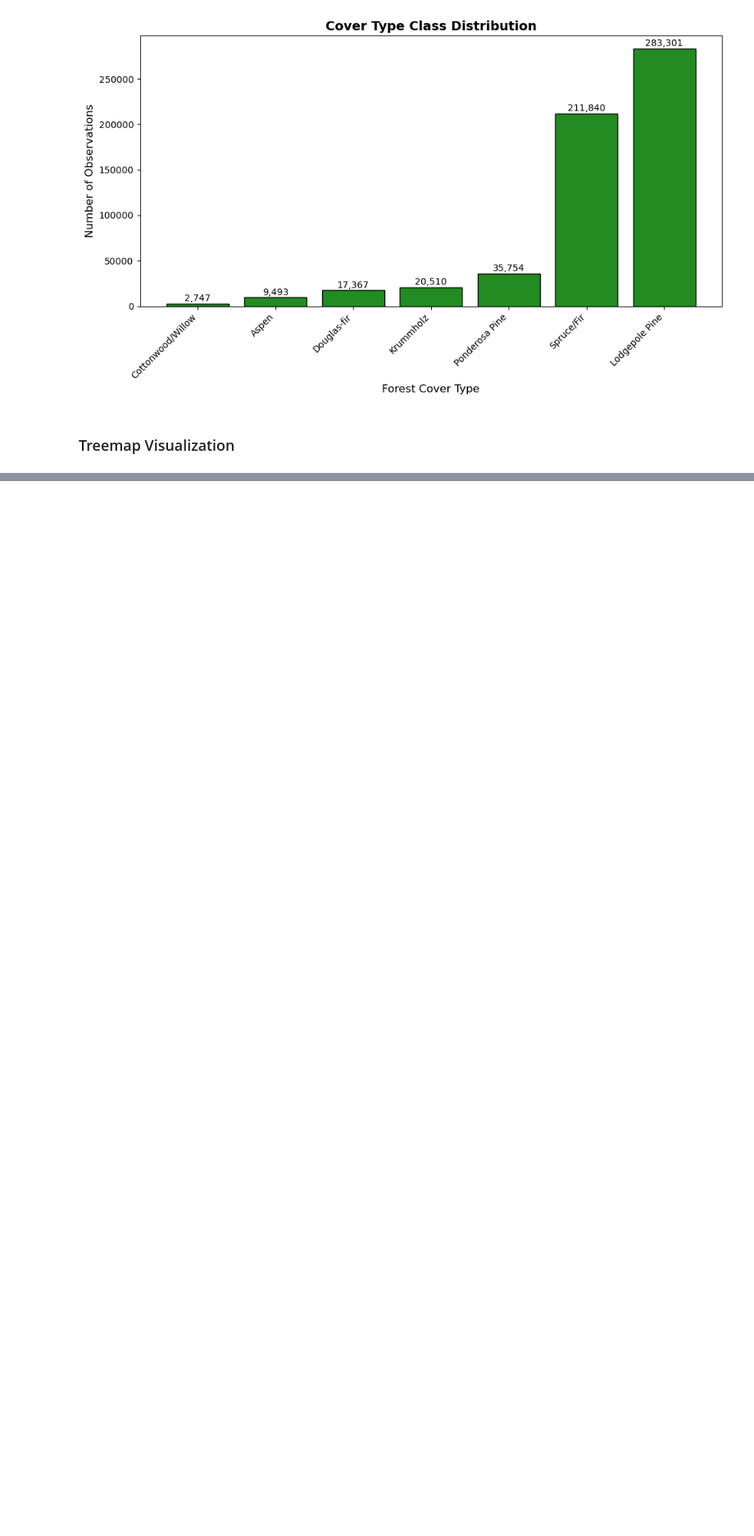
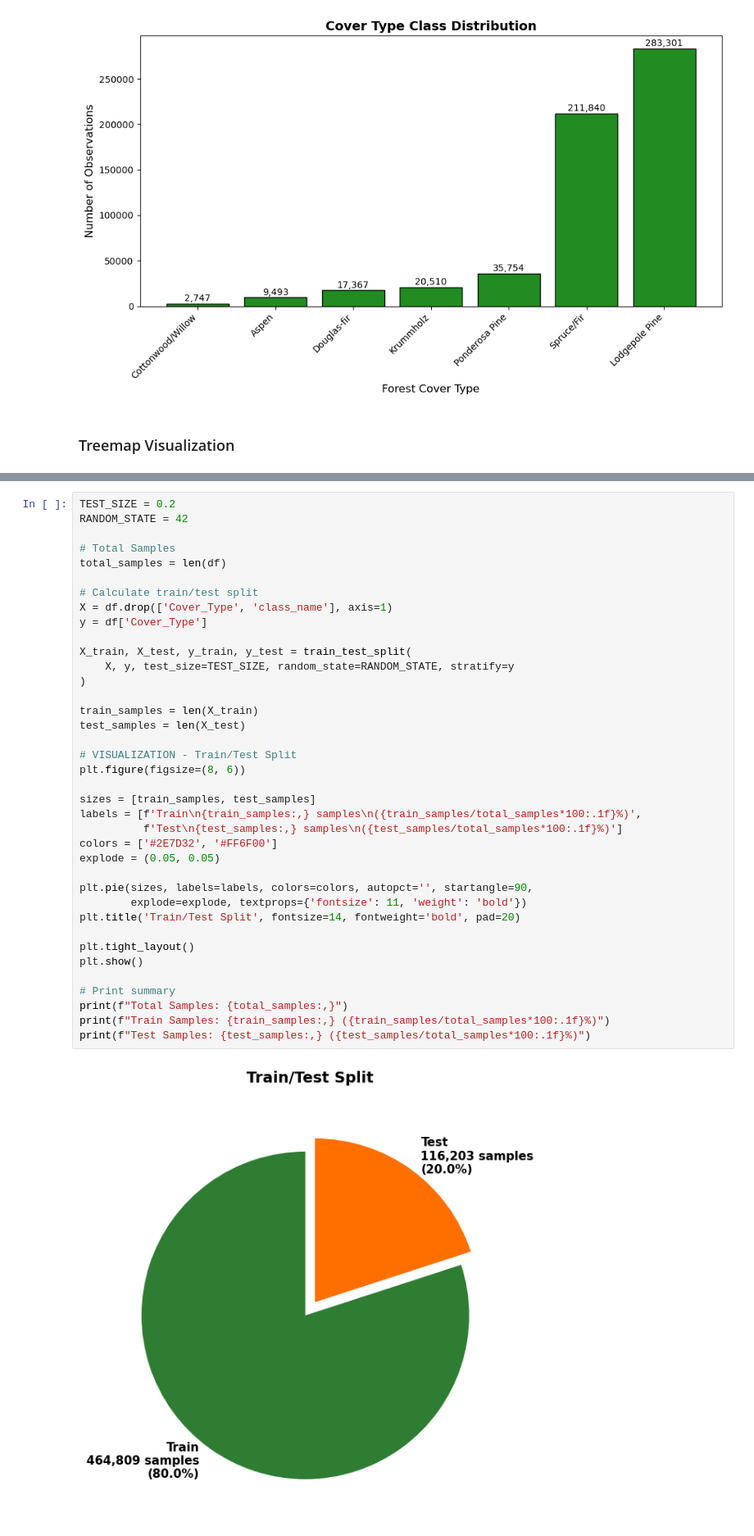
Before and after one commit to ineguiluz1/Forest-Covertype-Prediction-AML, a Jupyter notebook: notebooks/EDA.ipynb, the cells around one changed output, grey strips where cells are left out. Shown at 82% size. Saved outputs shown, nothing was run; the diff lists cells and outputs as text; blank space fills up the shorter version.

```diff
--- a/notebooks/EDA.ipynb
+++ b/notebooks/EDA.ipynb
@@ -83,0 +168,40 @@ plt.show()
+# %%
+TEST_SIZE = 0.2
+RANDOM_STATE = 42
+
+# Total Samples
+total_samples = len(df)
+
+# Calculate train/test split
+X = df.drop(['Cover_Type', 'class_name'], axis=1)
+y = df['Cover_Type']
+
+X_train, X_test, y_train, y_test = train_test_split(
+    X, y, test_size=TEST_SIZE, random_state=RANDOM_STATE, stratify=y
+)
+
+train_samples = len(X_train)
+test_samples = len(X_test)
+
+# VISUALIZATION - Train/Test Split
+plt.figure(figsize=(8, 6))
+
+sizes = [train_samples, test_samples]
+labels = [f'Train\n{train_samples:,} samples\n({train_samples/total_samples*100:.1f}%)',
+          f'Test\n{test_samples:,} samples\n({test_samples/total_samples*100:.1f}%)']
+colors = ['#2E7D32', '#FF6F00']
+explode = (0.05, 0.05)
+
+plt.pie(sizes, labels=labels, colors=colors, autopct='', startangle=90,
+        explode=explode, textprops={'fontsize': 11, 'weight': 'bold'})
+plt.title('Train/Test Split', fontsize=14, fontweight='bold', pad=20)
+
+plt.tight_layout()
+plt.show()
+
+# Print summary
+print(f"Total Samples: {total_samples:,}")
+print(f"Train Samples: {train_samples:,} ({train_samples/total_samples*100:.1f}%)")
+print(f"Test Samples: {test_samples:,} ({test_samples/total_samples*100:.1f}%)")
+# %% [output]
+[figure, added]
```
Also changed, not shown: parts of 7 cells of this notebook.
